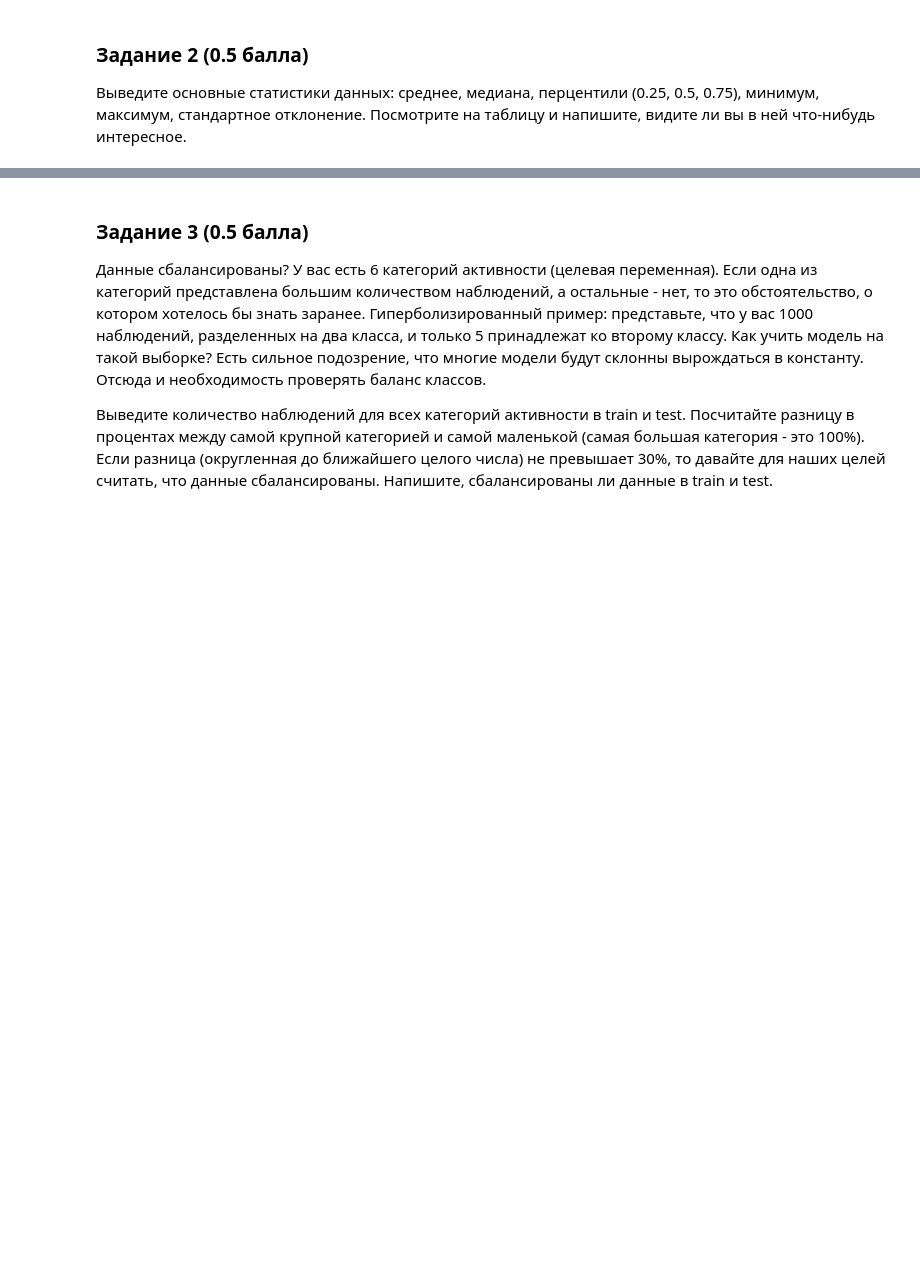
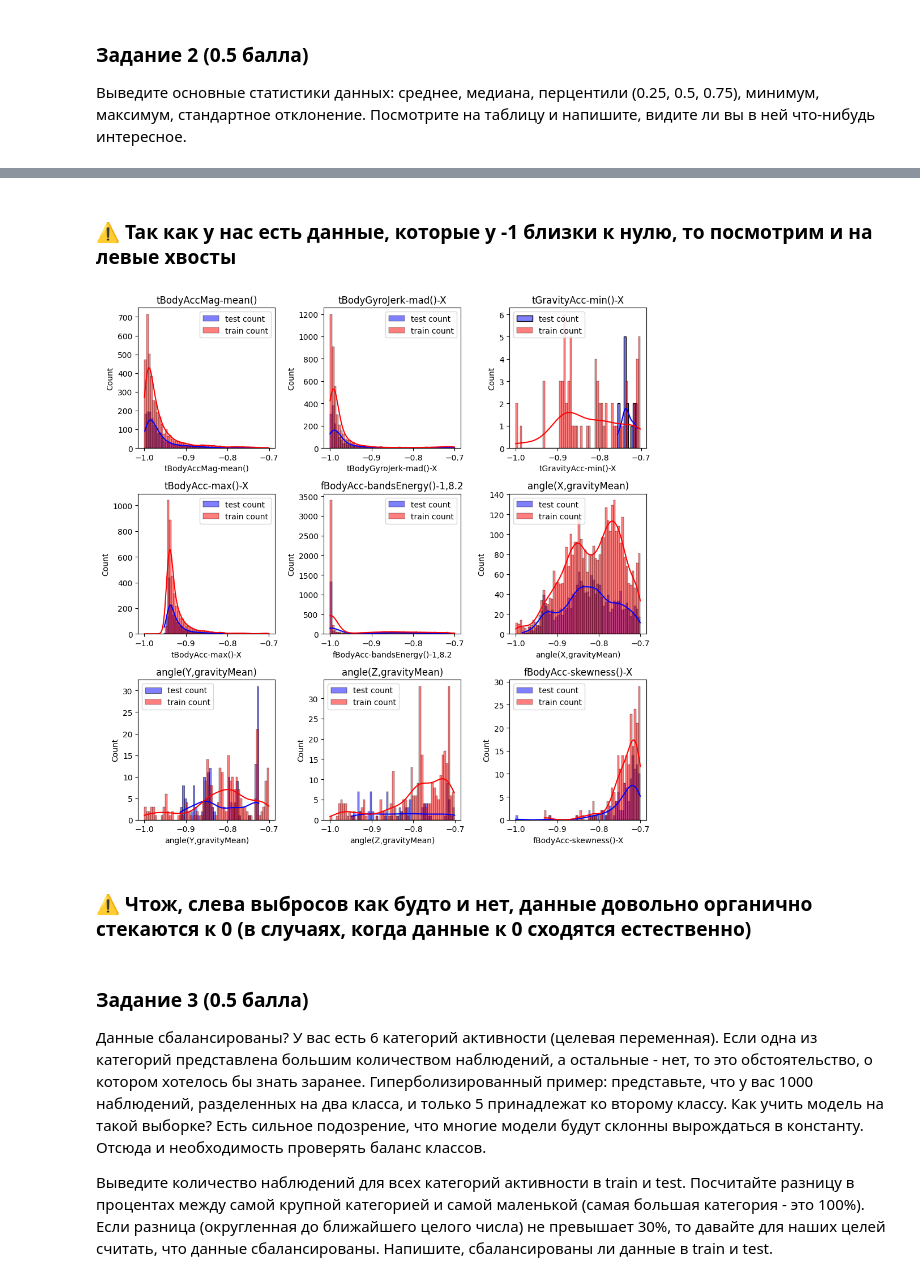
Before and after one commit to ArsenySal/ML-1-data-mining-minor-, a Jupyter notebook: hw/hw03_eda.ipynb, the cells around one changed output, grey strips where cells are left out. Drawn from its saved outputs; the diff is of its cells as text; code cells hidden in the pictures; blank space fills up the shorter version.

```diff
--- a/hw/hw03_eda.ipynb
+++ b/hw/hw03_eda.ipynb
@@ -139,3 +172,20 @@ train[train['tBodyAccMag-mean()'] == 1]
+# %% [markdown]
+### ⚠️ Так как у нас есть данные, которые у -1 близки к нулю, то посмотрим и на левые хвосты
+# %%
+fig, axes = plt.subplots(3, 3, figsize=(10, 10))
+# итерация по каждому столбцу и оси
+for ax, column in zip(axes.flatten(), test.columns):
+    sns.histplot(test[test[column] < -0.7][column], ax=ax, color="blue", alpha=0.5, label='test count', kde=True, binwidth=0.005)
+    sns.histplot(train[train[column] < -0.7][column], ax=ax, color="red", alpha=0.5, label='train count', kde=True, binwidth=0.005)
+    ax.set_title(column)
+    ax.legend()
+
+plt.tight_layout() # чтобы не смешивалось ничего
+plt.show()
+# %% [output]
+[figure, added]
+# %% [markdown]
+### ⚠️ Чтож, слева выбросов как будто и нет, данные довольно органично стекаются к 0 (в случаях, когда данные к 0 сходятся естественно)
 # %% [markdown]
 ### Задание 3 (0.5 балла)
 
```
Also changed, not shown: parts of 34 cells of this notebook.
